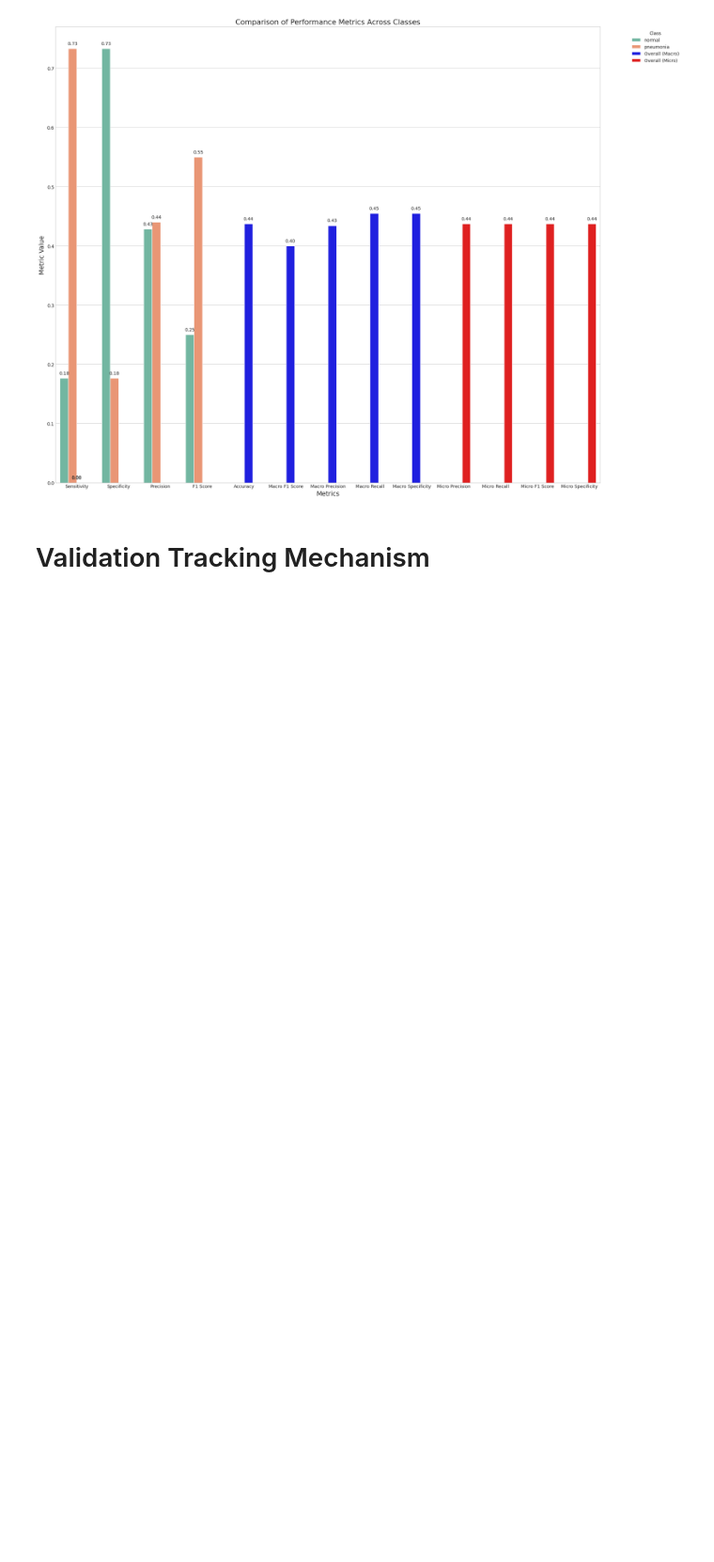
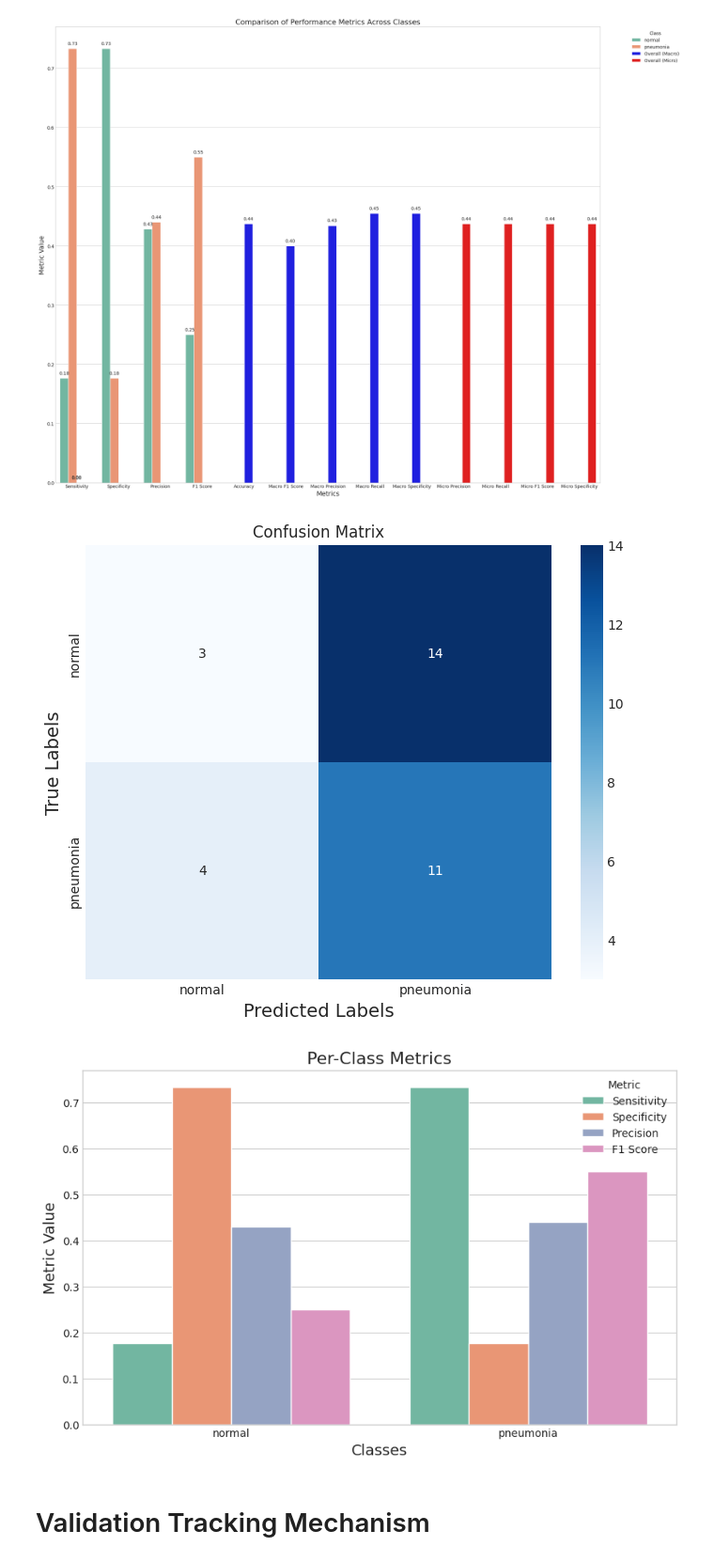
Before and after one commit to gesund-ai/gesund, a Jupyter notebook: examples/classification_covidnet.ipynb, the cells around one changed output. Shown at 94% size. Saved outputs shown, nothing was run; the diff lists cells and outputs as text; code cells hidden in the pictures; blank space fills up the shorter version.

```diff
--- a/examples/classification_covidnet.ipynb
+++ b/examples/classification_covidnet.ipynb
@@ -305,6 +332,11 @@ validation_results.plot(metric_name='threshold', save_plot=False, cohort_id=coho
 validation_results.plot(metric_name='blind_spot', save_plot=False, cohort_id=cohort_id)
 # %% [output]
 [figure]
+# %%
+validation_results.plot(metric_name='stats_tables', save_plot=False, cohort_id=cohort_id)
+# %% [output]
+[figure, added]
+[figure, added]
 # %% [markdown]
 # Validation Tracking Mechanism
 # %%
```
Also changed, not shown: parts of 3 cells of this notebook, 2 other files.
